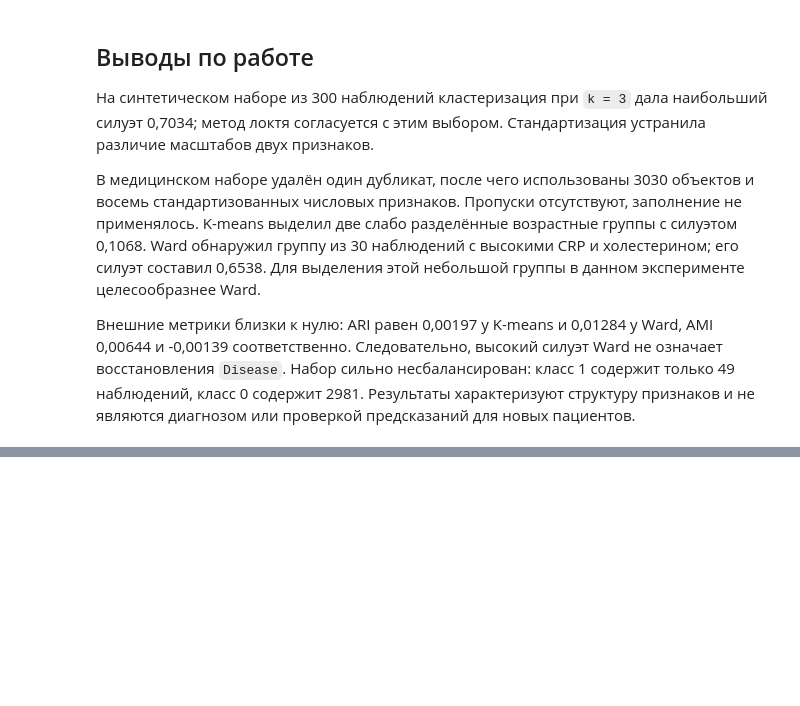
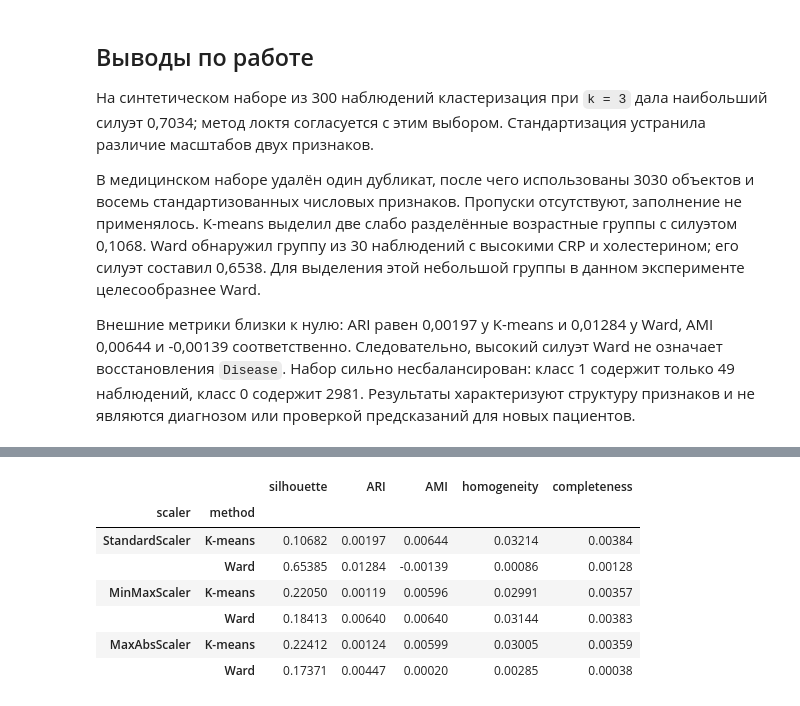
Before and after one commit to karinalien/lr4, a Jupyter notebook: lr4.ipynb, the cells around one changed output, grey strips where cells are left out. Cells and saved outputs as stored; diff of their text form; code cells hidden in the pictures; blank space fills up the shorter version.

```diff
--- a/lr4.ipynb
+++ b/lr4.ipynb
@@ -412,0 +518,31 @@ Ward выделил основную группу из 3000 объектов и
+# %%
+from sklearn.preprocessing import MinMaxScaler, MaxAbsScaler
+
+scaling_rows = []
+for scaler_name, scaler_extra in [
+    ('StandardScaler', StandardScaler()),
+    ('MinMaxScaler', MinMaxScaler()),
+    ('MaxAbsScaler', MaxAbsScaler())]:
+    X_extra = scaler_extra.fit_transform(X)
+    for method_name, model_extra in [
+        ('K-means', KMeans(n_clusters=2, n_init=10, random_state=21)),
+        ('Ward', AgglomerativeClustering(n_clusters=2, linkage='ward'))]:
+        labels_extra = model_extra.fit_predict(X_extra)
+        scaling_rows.append({
+            'scaler': scaler_name, 'method': method_name,
+            'silhouette': silhouette_score(X_extra, labels_extra),
+            'ARI': adjusted_rand_score(y_true, labels_extra),
+            'AMI': adjusted_mutual_info_score(y_true, labels_extra),
+            'homogeneity': homogeneity_score(y_true, labels_extra),
+            'completeness': completeness_score(y_true, labels_extra)})
+scaling_comparison = pd.DataFrame(scaling_rows).set_index(['scaler', 'method'])
+display(scaling_comparison.round(5))
+# %% [output]
+|  |  | silhouette | ARI | AMI | homogeneity | completeness |
+| scaler | method |  |  |  |  |  |
+| StandardScaler | K-means | 0.10682 | 0.00197 | 0.00644 | 0.03214 | 0.00384 |
+|  | Ward | 0.65385 | 0.01284 | -0.00139 | 0.00086 | 0.00128 |
+| MinMaxScaler | K-means | 0.22050 | 0.00119 | 0.00596 | 0.02991 | 0.00357 |
+|  | Ward | 0.18413 | 0.00640 | 0.00640 | 0.03144 | 0.00383 |
+| MaxAbsScaler | K-means | 0.22412 | 0.00124 | 0.00599 | 0.03005 | 0.00359 |
+|  | Ward | 0.17371 | 0.00447 | 0.00020 | 0.00285 | 0.00038 |
```
Also changed, not shown: parts of 15 cells of this notebook.
